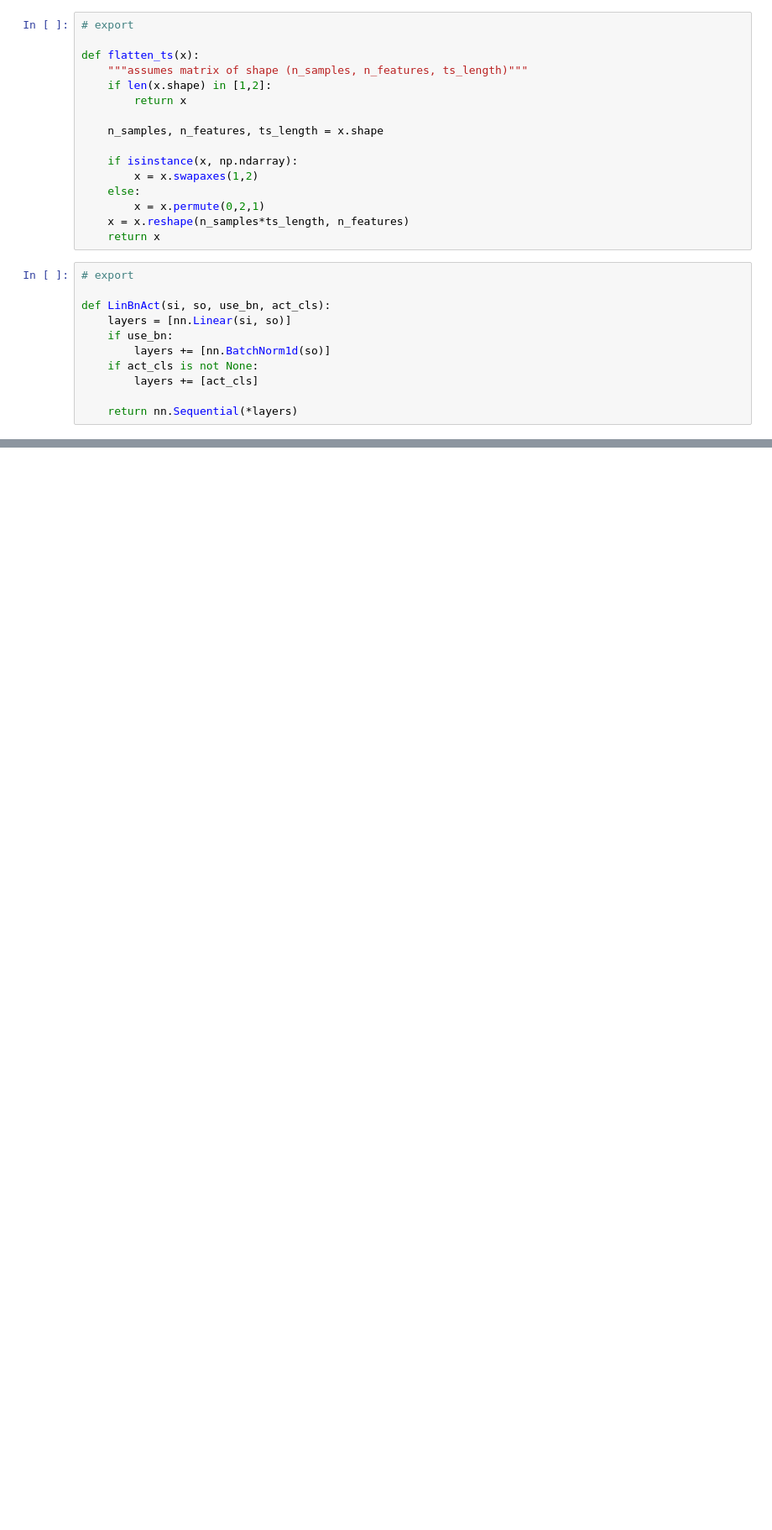
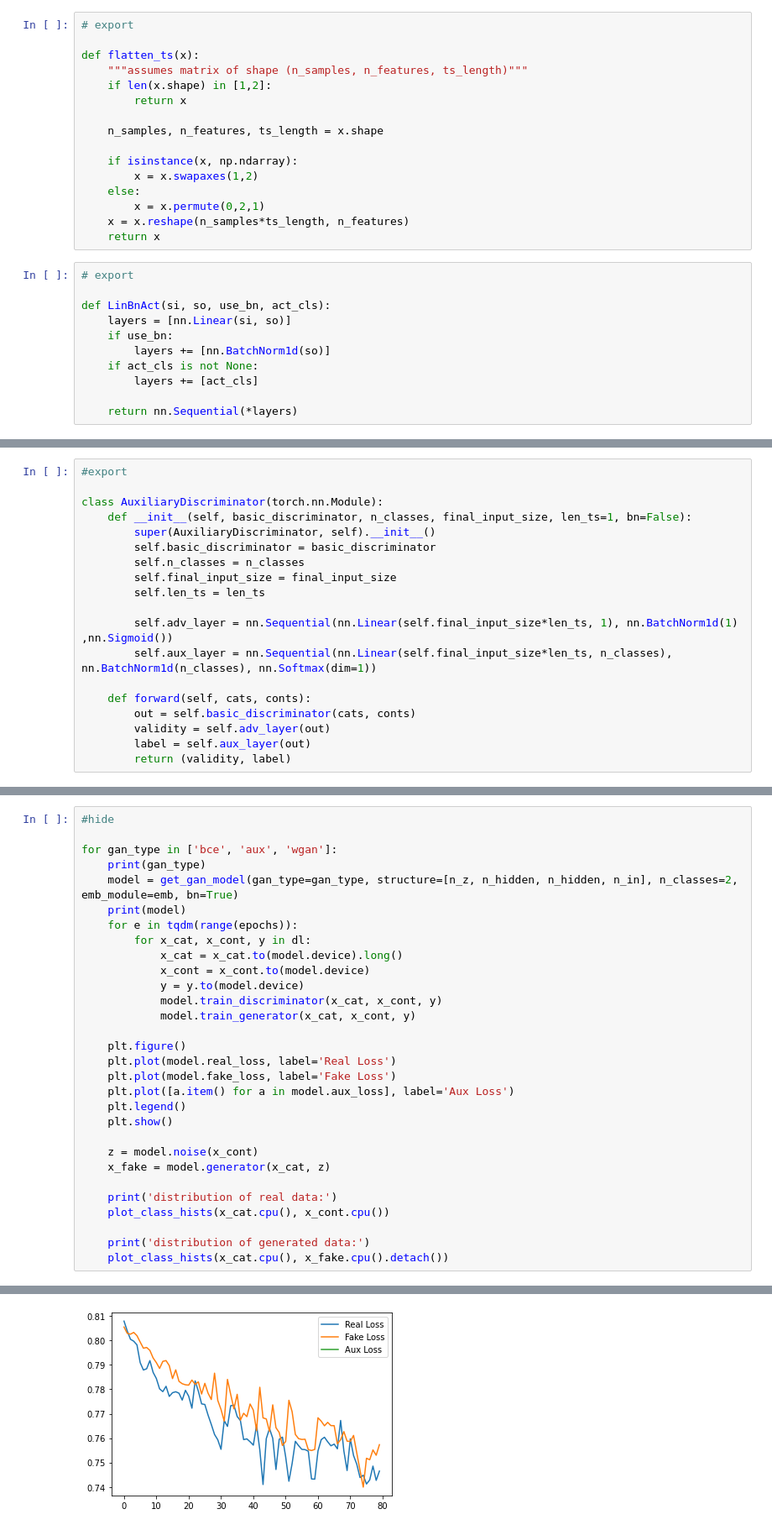
Before and after one commit to scribbler00/fastrenewables, a Jupyter notebook: nbs/10_gan.model.ipynb, the cells around one changed output, grey strips where cells are left out. Shown at 84% size. Cells and saved outputs as stored; diff of their text form; blank space fills up the shorter version.

```diff
--- a/nbs/10_gan.model.ipynb
+++ b/nbs/10_gan.model.ipynb
@@ -92,0 +293,19 @@ class GANMLP(torch.nn.Module):
+# %%
+#export
+
+class AuxiliaryDiscriminator(torch.nn.Module):
+    def __init__(self, basic_discriminator, n_classes, final_input_size, len_ts=1, bn=False):
+        super(AuxiliaryDiscriminator, self).__init__()
+        self.basic_discriminator = basic_discriminator
+        self.n_classes = n_classes
+        self.final_input_size = final_input_size
+        self.len_ts = len_ts
+
+        self.adv_layer = nn.Sequential(nn.Linear(self.final_input_size*len_ts, 1), nn.BatchNorm1d(1) ,nn.Sigmoid())
+        self.aux_layer = nn.Sequential(nn.Linear(self.final_input_size*len_ts, n_classes), nn.BatchNorm1d(n_classes), nn.Softmax(dim=1))
+
+    def forward(self, cats, conts):
+        out = self.basic_discriminator(cats, conts)
+        validity = self.adv_layer(out)
+        label = self.aux_layer(out)
+        return (validity, label)
@@ -92,0 +347,31 @@ class GANMLP(torch.nn.Module):
+# %%
+#hide
+
+for gan_type in ['bce', 'aux', 'wgan']:
+    print(gan_type)
+    model = get_gan_model(gan_type=gan_type, structure=[n_z, n_hidden, n_hidden, n_in], n_classes=2, emb_module=emb, bn=True)
+    print(model)
+    for e in tqdm(range(epochs)):
+        for x_cat, x_cont, y in dl:
+            x_cat = x_cat.to(model.device).long()
+            x_cont = x_cont.to(model.device)
+            y = y.to(model.device)
+            model.train_discriminator(x_cat, x_cont, y)
+            model.train_generator(x_cat, x_cont, y)
+
+    plt.figure()
+    plt.plot(model.real_loss, label='Real Loss')
+    plt.plot(model.fake_loss, label='Fake Loss')
+    plt.plot([a.item() for a in model.aux_loss], label='Aux Loss')
+    plt.legend()
+    plt.show()
+
+    z = model.noise(x_cont)
+    x_fake = model.generator(x_cat, z)
+
+    print('distribution of real data:')
+    plot_class_hists(x_cat.cpu(), x_cont.cpu())
+
+    print('distribution of generated data:')
+    plot_class_hists(x_cat.cpu(), x_fake.cpu().detach())
+# %% [output]
@@ -92,0 +395 @@ class GANMLP(torch.nn.Module):
+[figure, added]
```
Also changed, not shown: parts of 25 cells of this notebook, 17 other files.
